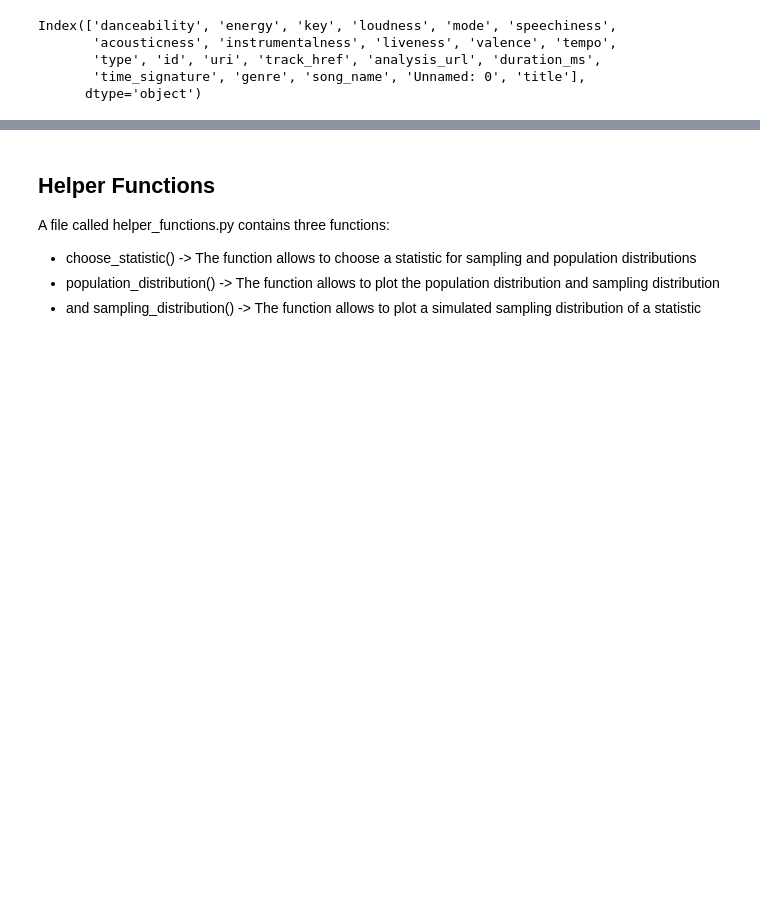
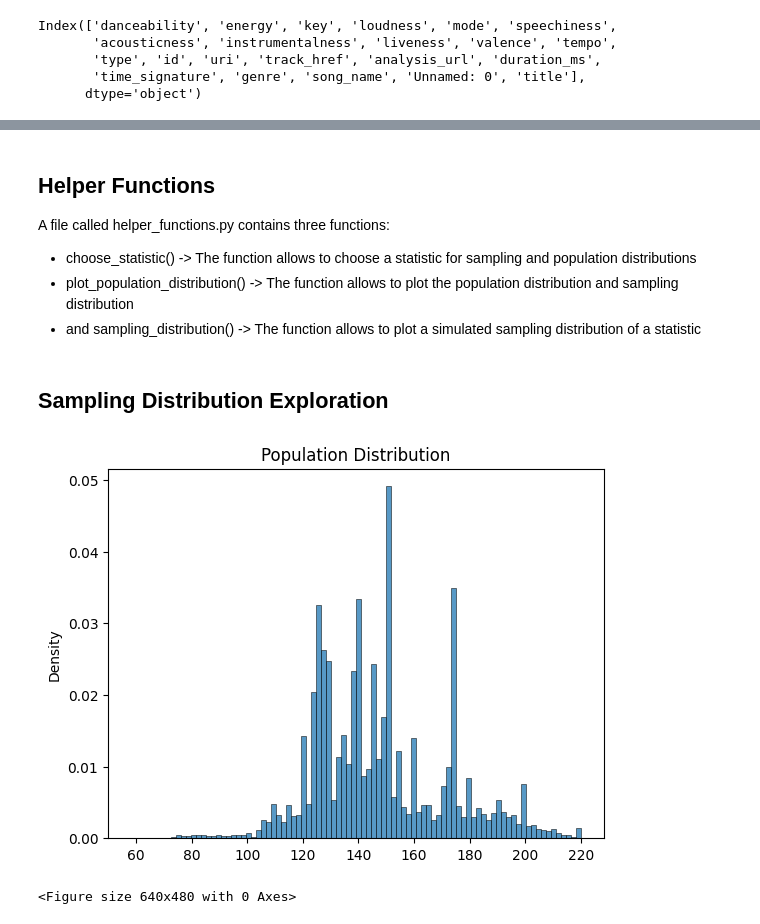
Before and after one commit to 7086600/dance_party, a Jupyter notebook: dance_party.ipynb, the cells around one changed output, grey strips where cells are left out. Cells and saved outputs as stored; diff of their text form; code cells hidden in the pictures; blank space fills up the shorter version.

```diff
--- a/dance_party.ipynb
+++ b/dance_party.ipynb
@@ -78,5 +79,13 @@ song_tempos = spotify_data['tempo']
 
 A file called helper_functions.py contains three functions:
 - choose_statistic() -> The function allows to choose a statistic for sampling and population distributions
-- population_distribution() -> The function allows to plot the population distribution and sampling distribution
+- plot_population_distribution() -> The function allows to plot the population distribution and sampling distribution
 - and sampling_distribution() -> The function allows to plot a simulated sampling distribution of a statistic
+# %% [markdown]
+## Sampling Distribution Exploration
+# %%
+# task 5: using the plot_population_distribution function
+plot_population_distribution(song_tempos)
+# %% [output]
+[figure, added]
+<Figure size 640x480 with 0 Axes>
```
Also changed, not shown: parts of 7 cells of this notebook, 1 other file.
